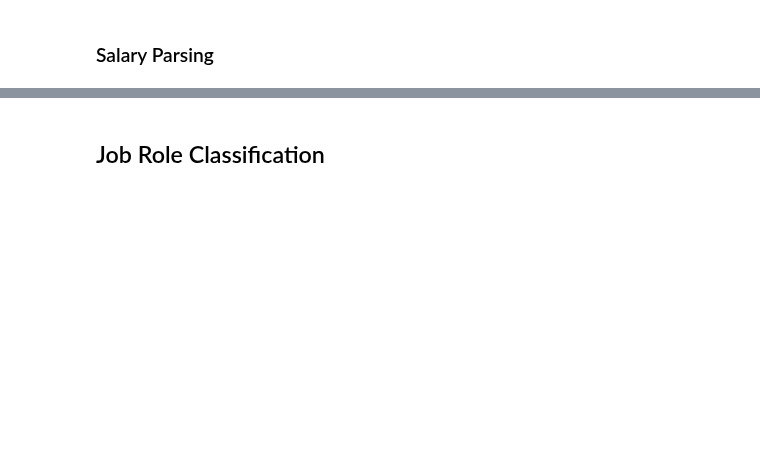
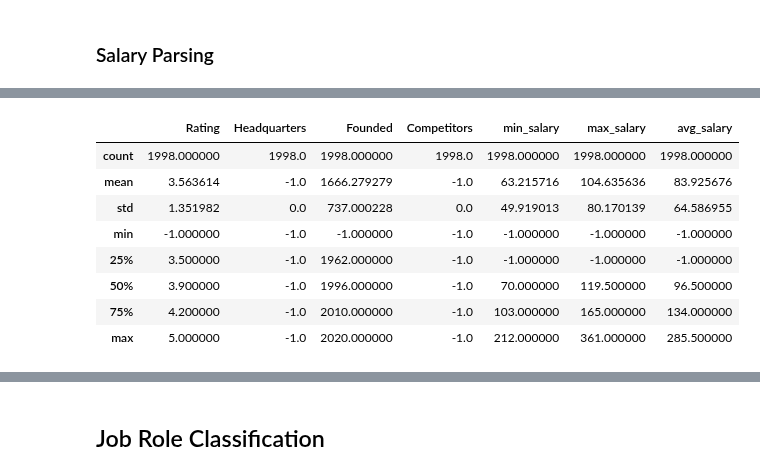
Before and after one commit to Jahnic/Data-Science, a Jupyter notebook: portfolio_project/data_clean.ipynb, the cells around one changed output, grey strips where cells are left out. Drawn from its saved outputs; the diff is of its cells as text; code cells hidden in the pictures; blank space fills up the shorter version.

```diff
--- a/portfolio_project/data_clean.ipynb
+++ b/portfolio_project/data_clean.ipynb
@@ -161,0 +169,12 @@ def parse_salaries(row):
+# %%
+def parse_salaries(row):
+    if row == '-1':
+        return -1
+    else:
+        salary = row.split("\n")[0]
+        return salary.replace("$", "").replace("k", "")
+# %%
+salaries_parsed = salary.apply(parse_salaries)
+# Irrgeularly large parsed salaries
+irregular_salaries = salaries_parsed[salaries_parsed.apply(lambda row: len(str(row)) > 7)]
+irregular_salaries
@@ -161,0 +190,4 @@ def parse_salaries(row):
+# %%
+remove = irregular_salaries.index
+salaries_parsed[remove] = -1
+salaries_parsed[remove]
@@ -161,0 +201,3 @@ def parse_salaries(row):
+# %%
+df["Salary Estimate"] = salaries_parsed
+df["Salary Estimate"]
@@ -161,0 +217,19 @@ def parse_salaries(row):
+# %%
+ # Split into min, max and average salaries
+ df["min_salary"] = df["Salary Estimate"].\
+     apply(lambda row: int(row.split("-")[0]) if row != -1 else -1)
+ df["max_salary"] = df["Salary Estimate"].\
+     apply(lambda row: int(row.split("-")[1]) if row != -1 else -1)
+ df["avg_salary"] = df["Salary Estimate"].\
+     apply(lambda row: np.mean([int(x) for x in row.split("-")]) if row != -1 else -1)
+ df.describe()
+# %% [output]
+|  | Rating | Headquarters | Founded | Competitors | min_salary | max_salary | avg_salary |
+| count | 1998.000000 | 1998.0 | 1998.000000 | 1998.0 | 1998.000000 | 1998.000000 | 1998.000000 |
+| mean | 3.563614 | -1.0 | 1666.279279 | -1.0 | 63.215716 | 104.635636 | 83.925676 |
+| std | 1.351982 | 0.0 | 737.000228 | 0.0 | 49.919013 | 80.170139 | 64.586955 |
+| min | -1.000000 | -1.0 | -1.000000 | -1.0 | -1.000000 | -1.000000 | -1.000000 |
+| 25% | 3.500000 | -1.0 | 1962.000000 | -1.0 | -1.000000 | -1.000000 | -1.000000 |
+| 50% | 3.900000 | -1.0 | 1996.000000 | -1.0 | 70.000000 | 119.500000 | 96.500000 |
+| 75% | 4.200000 | -1.0 | 2010.000000 | -1.0 | 103.000000 | 165.000000 | 134.000000 |
+| max | 5.000000 | -1.0 | 2020.000000 | -1.0 | 212.000000 | 361.000000 | 285.500000 |
```
Also changed, not shown: parts of 21 cells of this notebook.
